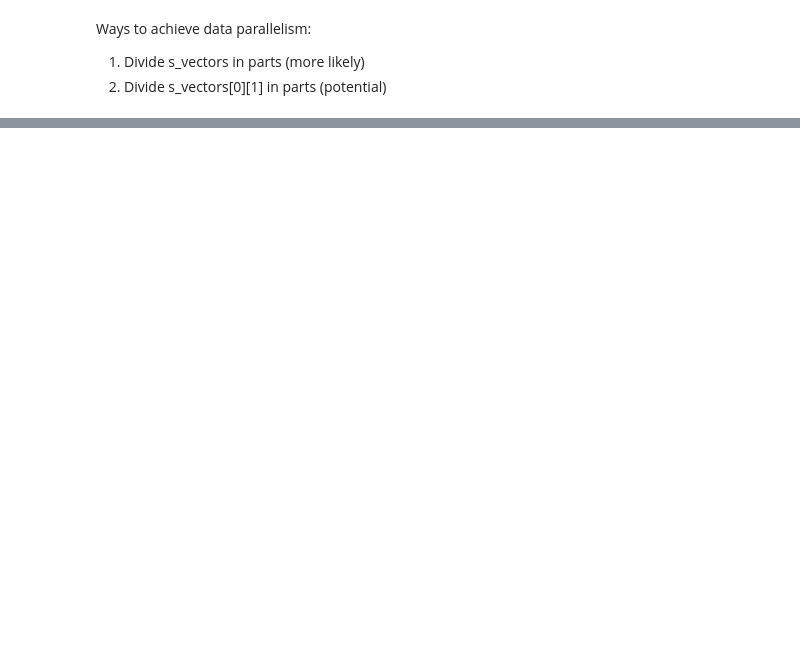
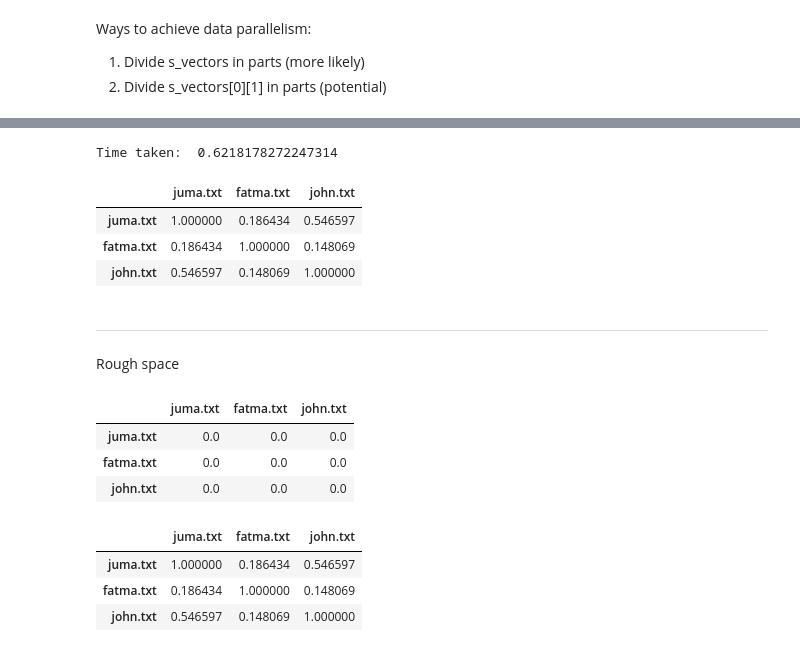
Before and after one commit to arindamkeswani/RePlicate, a Jupyter notebook: RePlicate_(HPC_Project).ipynb, the cells around one changed output, grey strips where cells are left out. Drawn from its saved outputs; the diff is of its cells as text; code cells hidden in the pictures; blank space fills up the shorter version.

```diff
--- a/RePlicate_(HPC_Project).ipynb
+++ b/RePlicate_(HPC_Project).ipynb
@@ -24,7 +52,11 @@ similarity = lambda doc1, doc2: cosine_similarity([doc1, doc2]) #to store simila
 # %%
 vectors = vectorize(student_notes) #store vectorized values
 s_vectors = list(zip(student_files, vectors)) #store it with file names
-plagiarism_results = set() #to store results in a set
-# plagiarism_results =[]
+# plagiarism_results = set() #to store results in a set
+plagiarism_results =[]
+# s_vectors
+# %%
+def similarity(doc1, doc2):
+  return cosine_similarity([doc1, doc2])
 # %%
 def check_plagiarism(s_vectors_partial):
@@ -192,0 +282,9 @@ Testing john.txt against john.txt
+# %%
+%%time
+start=time.time()
+# try:
+
+num_res= jit(parallel=True)(check_plagiarism)
+a=num_res(s_vectors)
+
+end=time.time()
@@ -192,0 +334,20 @@ Testing john.txt against john.txt
+# %%
+#Convert set into
+print("Time taken: ", end-start)
+# %% [output]
+Time taken:  0.6218178272247314
+# %%
+df2=createTable(a)
+df2
+# %% [output]
+|  | juma.txt | fatma.txt | john.txt |
+| juma.txt | 1.000000 | 0.186434 | 0.546597 |
+| fatma.txt | 0.186434 | 1.000000 | 0.148069 |
+| john.txt | 0.546597 | 0.148069 | 1.000000 |
+# %% [markdown]
+
+
+---
+
+
+Rough space
@@ -192,0 +368,24 @@ Testing john.txt against john.txt
+# %%
+df2=pd.DataFrame(np.zeros((len(student_files),len(student_files))),index=student_files,columns=student_files)
+df2
+# %% [output]
+|  | juma.txt | fatma.txt | john.txt |
+| juma.txt | 0.0 | 0.0 | 0.0 |
+| fatma.txt | 0.0 | 0.0 | 0.0 |
+| john.txt | 0.0 | 0.0 | 0.0 |
+# %%
+for data in a:
+  for rowName in range(len(student_files)):
+    if df2.index[rowName]==data[0]:
+      r=rowName
+      for colName in range(len(student_files)):
+        if df2.index[colName]==data[1]:
+          c=colName
+
+          df2.iloc[r,c] = data[2]
+df2
+# %% [output]
+|  | juma.txt | fatma.txt | john.txt |
+| juma.txt | 1.000000 | 0.186434 | 0.546597 |
+| fatma.txt | 0.186434 | 1.000000 | 0.148069 |
+| john.txt | 0.546597 | 0.148069 | 1.000000 |
```
Also changed, not shown: parts of 25 cells of this notebook.
